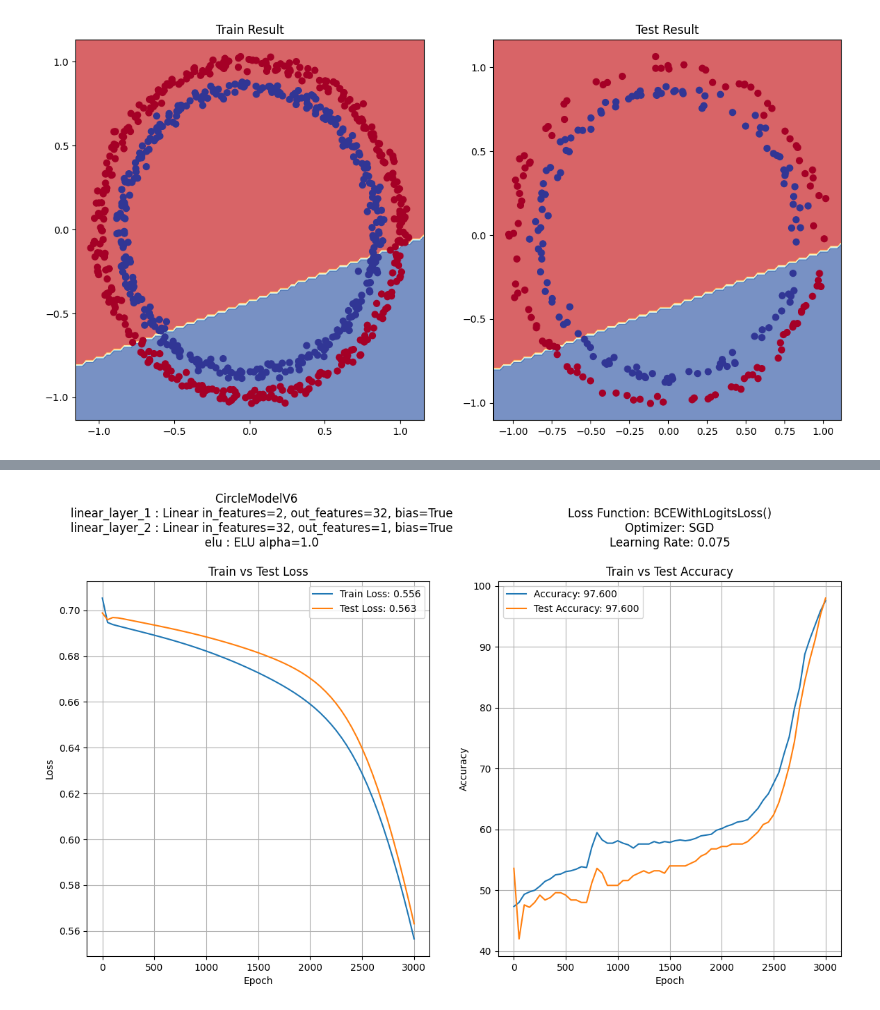
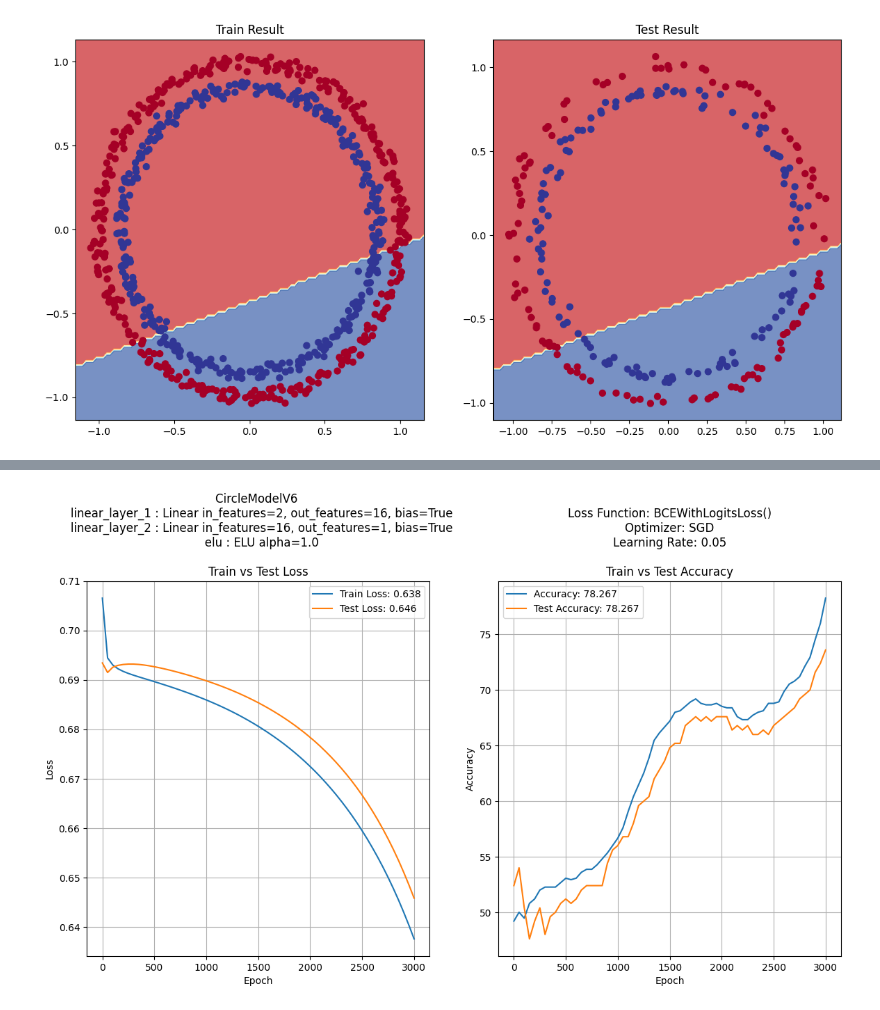
Before and after one commit to marcel1520/ML-course, a Jupyter notebook: training_nn_circles_loop_function.ipynb, the cells around one changed output, grey strips where cells are left out. Cells and saved outputs as stored; diff of their text form; code cells hidden in the pictures.

```diff
--- a/training_nn_circles_loop_function.ipynb
+++ b/training_nn_circles_loop_function.ipynb
@@ -20,8 +20,10 @@ X_circle, y_circle = make_circles(n_samples=1000,
                                   noise=0.025,
                                   random_state=50,
                                   factor=0.85)
-lr_const = 0.075
-hidden_layers = 32
+lr_const = 0.05
+hidden_layers = 16
+num_epochs = 3050
+print_freq = 50
 
 plt.figure(figsize=(7, 7))
 plt.title("Circles")
@@ -70,7 +72,7 @@ acc_values_1 = []
 test_loss_values_1 = []
 test_acc_values_1 = []
 
-epochs_1 = 3050
+epochs_1 = num_epochs
 
 for epoch_1 in range(epochs_1):
     model_1.train()
@@ -89,7 +91,7 @@ for epoch_1 in range(epochs_1):
         test_pred = torch.round(torch.sigmoid(test_logits))
         test_acc_1 = accuracy_fn(y_test, test_pred)
 
-        if epoch_1 % 50 == 0:
+        if epoch_1 % print_freq == 0:
             epochs_count_1.append(epoch_1)
             loss_values_1.append(loss_1)
             test_loss_values_1.append(test_loss_1)
@@ -517,6 +537,6 @@ optimizer_6_name, learning_rate_6 = get_optimizer_info(optimizer_6)
 epochs_count_6, loss_values_6, test_loss_values_6, acc_values_6, test_acc_values_6 = train_loop(model_6, loss_fn_6, accuracy_fn, optimizer_6,
                                                                                                 X_train, y_train,
                                                                                                 X_test, y_test,
-                                                                                                epochs=3050, print_freq=50,
+                                                                                                epochs=num_epochs, print_freq=print_freq,
                                                                                                 device=None)
 # %% [output]
@@ -540,11 +560,17 @@ Epoch: 3000 | Loss: 0.556 | Acc: 97.600 | Test Loss: 0.563 | Test Acc: 98.000
 # %%
-final_loss_6, final_test_loss_6, final_acc_6, final_test_acc_6 = get_final_train_loop_values(loss_values_6, test_loss_values_6, acc_values_6, test_acc_values_6)
+final_loss_6, final_test_loss_6, final_acc_6, final_test_acc_6 = get_final_train_loop_values(loss_values_6,
+                                                                                             test_loss_values_6,
+                                                                                             acc_values_6,
+                                                                                             test_acc_values_6)
 # %%
 results_6 = collect_final_values(model_6_name, final_loss_6, final_test_loss_6, final_acc_6, final_test_acc_6)
 # %%
-model_6_graphs = plot_graphs(model_6_architecture, epochs_count_6, loss_values_6, final_loss_6, test_loss_values_6, final_test_loss_6, acc_values_6, final_acc_6, test_acc_values_6, final_acc_6, loss_fn_6, optimizer_6_name, learning_rate_6)
+model_6_graphs = plot_graphs(model_6_architecture, epochs_count_6,
+                             loss_values_6, final_loss_6, test_loss_values_6, final_test_loss_6, acc_values_6,
+                             final_acc_6, test_acc_values_6, final_acc_6, loss_fn_6,
+                             optimizer_6_name, learning_rate_6)
 # %% [output]
-[figure, old version]
+[figure, new version]
 # %%
 model_6_results = plot_results(model_6, X_train, y_train, X_test, y_test)
 # %% [output]
```
Also changed, not shown: parts of 20 cells of this notebook.
